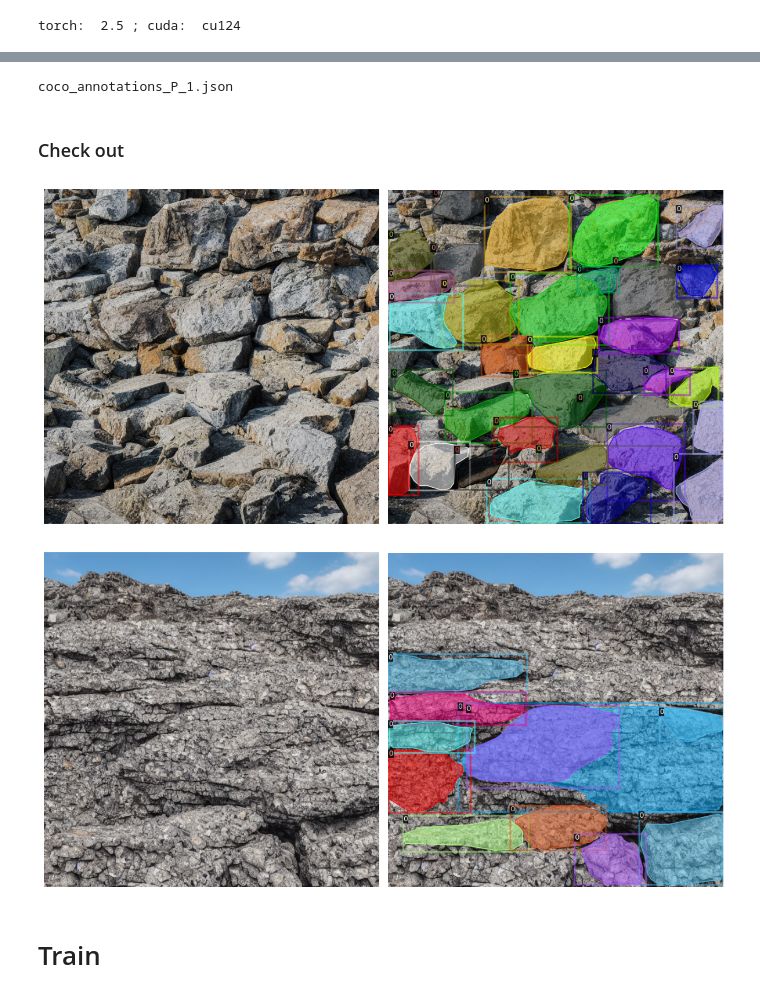
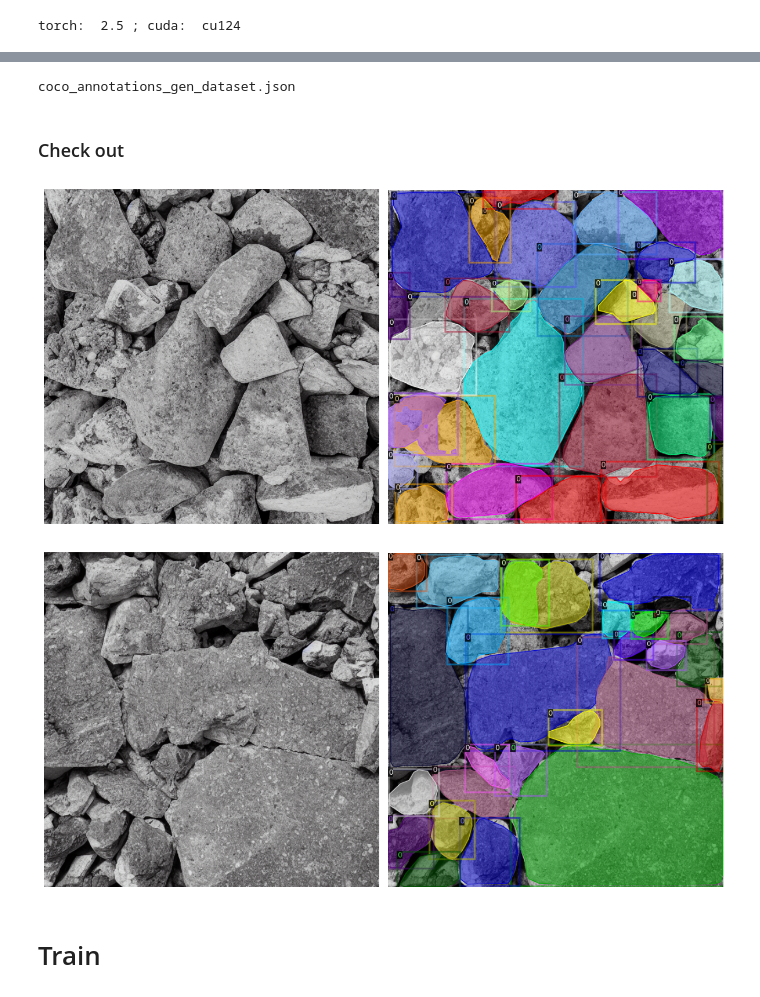
Before and after one commit to AAEfimov/Rock_fragmentation_benchmark, a Jupyter notebook: Detectron2_coco_visualization.ipynb, the cells around one changed output, grey strips where cells are left out. Cells and saved outputs as stored; diff of their text form; code cells hidden in the pictures.

```diff
--- a/Detectron2_coco_visualization.ipynb
+++ b/Detectron2_coco_visualization.ipynb
@@ -109,22 +110,22 @@ coco_annotations_P_2.json  IMG_PATH
 # %%
-dataset_train_dicts = get_stone_dict("./IMG_PATH", 'coco_annotations_P_1.json', 'IMG_PATH/P_1')
+dataset_train_dicts = get_stone_dict("./gen_dataset", 'coco_annotations_gen_dataset.json', 'gen_dataset')
 # %% [output]
-coco_annotations_P_1.json
+coco_annotations_gen_dataset.json
 # %% [markdown]
 ### Check out
 # %%
 for d in random.sample(dataset_train_dicts, 2):
     img   = Image.open(d["file_name"])
     rgb_im = img.convert('RGB')
     _,axs = plt.subplots(1,2,figsize=(12,8))
     axs[0].imshow(rgb_im); axs[0].axis('off')
-    visualizer = Visualizer(rgb_im, metadata=stone_train_metadata, scale=1)
+    visualizer = Visualizer(rgb_im, scale=1)
     out = visualizer.draw_dataset_dict(d)
     axs[1].imshow(out.get_image()); axs[1].axis('off')
     plt.tight_layout();plt.show()
 # %% [output]
-[figure, old version]
+[figure, new version]
-[figure, old version]
+[figure, new version]
 # %% [markdown]
 # Train
 # %%
```
Also changed, not shown: parts of 1 cell of this notebook, 2 other files.
